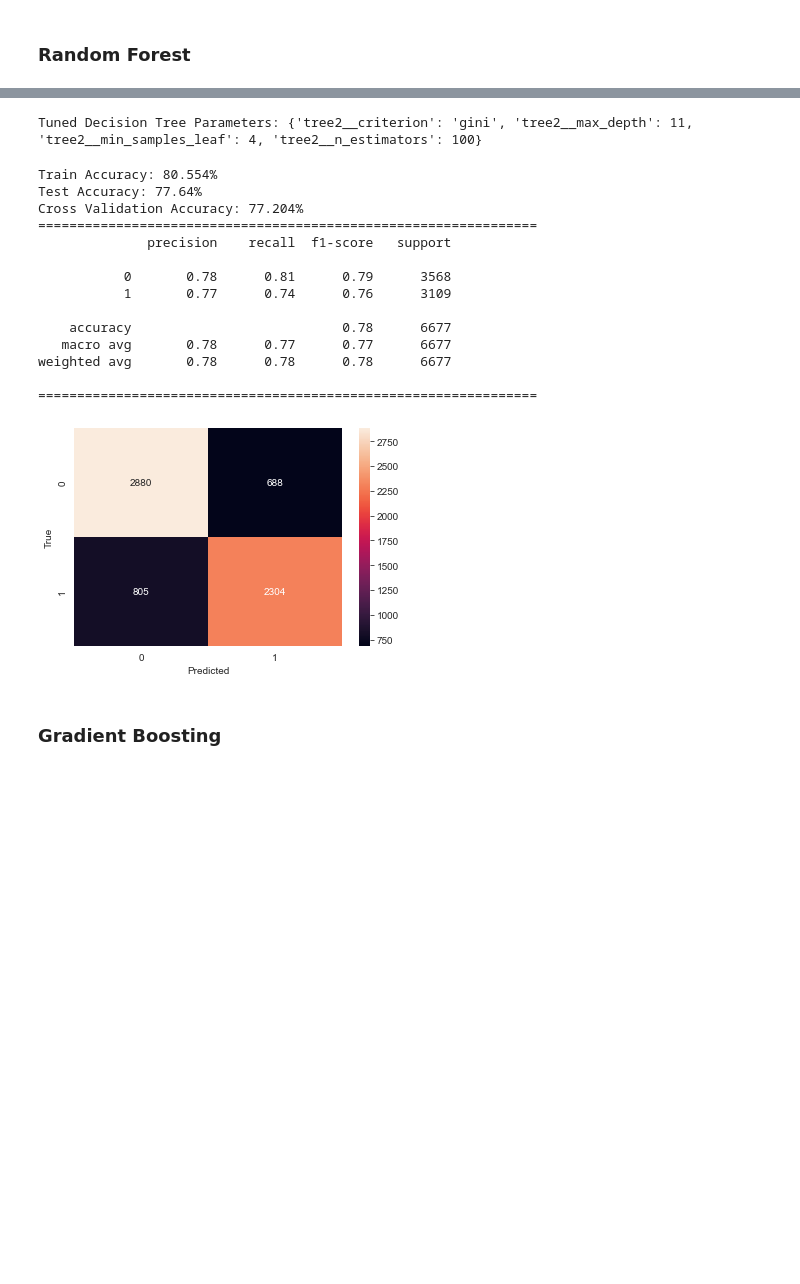
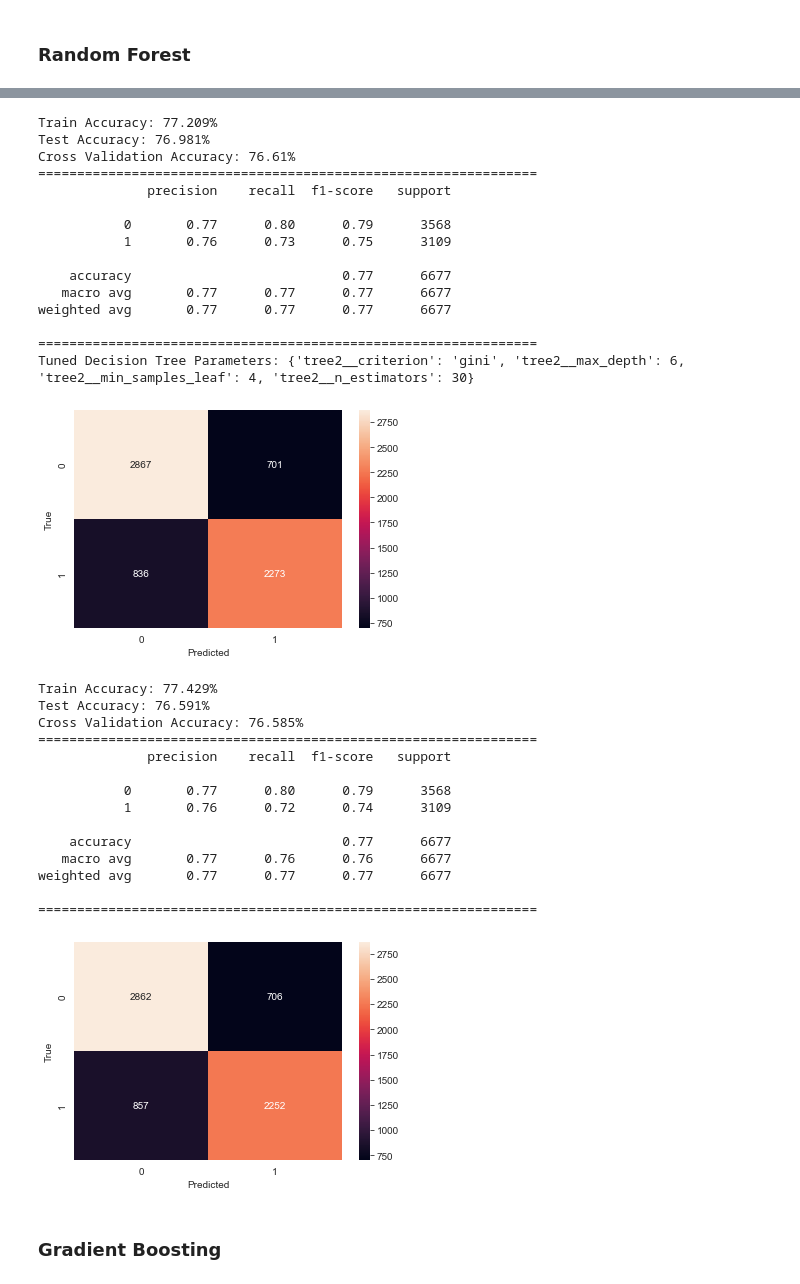
Before and after one commit to waihiga9/H1N1_and_Seasonal_Flu_Vaccines, a Jupyter notebook: SeasonalFlu_Vaccine_Prediction.ipynb, the cells around one changed output, grey strips where cells are left out. Cells and saved outputs as stored; diff of their text form; code cells hidden in the pictures; blank space fills up the shorter version.

```diff
--- a/SeasonalFlu_Vaccine_Prediction.ipynb
+++ b/SeasonalFlu_Vaccine_Prediction.ipynb
@@ -704,52 +702,68 @@ weighted avg       0.75      0.75      0.75      6677
 # %%
 pipeline_rf = Pipeline([('scaler' , StandardScaler()),
-                        ('tree2', RandomForestClassifier(random_state=123))])
+                        ('tree2', RandomForestClassifier())])
 
-param_dist2 = {"tree2__max_depth": [int(x) for x in np.linspace(1, 19, num = 10)],
+param_dist2 = {"tree2__max_depth": [2,3,4,5,6],
               "tree2__min_samples_leaf": [1,2,4,6],
-              'tree2__n_estimators' : [10, 30, 100],
-              'tree2__criterion': ['gini', 'entropy'],
+              'tree2__n_estimators' : [10,30,50],
+              'tree2__criterion': ['gini', 'entropy']
                }
-
-rf_cv = GridSearchCV(estimator=pipeline_rf, param_grid = param_dist2,
-                     cv = 10, scoring='accuracy')
+cv = 5
+rf_cv = GridSearchCV(estimator=pipeline_rf,
+                     param_grid = param_dist2,
+                     cv = cv,
+                     scoring='accuracy')
 
 # Fit it to the data
-rf_cv.fit(X_train, y_train)
-
+fit_evaluate_model(rf_cv, X_train,y_train,X_test,y_test)
 # Print the tuned parameters and score
 print("Tuned Decision Tree Parameters: {}".format(rf_cv.best_params_))
 # %% [output]
-Tuned Decision Tree Parameters: {'tree2__criterion': 'gini', 'tree2__max_depth': 11, 'tree2__min_samples_leaf': 4, 'tree2__n_estimators': 100}
+Train Accuracy: 77.209%
+Test Accuracy: 76.981%
+Cross Validation Accuracy: 76.61%
+================================================================
+              precision    recall  f1-score   support
+
+           0       0.77      0.80      0.79      3568
+           1       0.76      0.73      0.75      3109
+
+    accuracy                           0.77      6677
+   macro avg       0.77      0.77      0.77      6677
+weighted avg       0.77      0.77      0.77      6677
+
+================================================================
+Tuned Decision Tree Parameters: {'tree2__criterion': 'gini', 'tree2__max_depth': 6, 'tree2__min_samples_leaf': 4, 'tree2__n_estimators': 30}
+[figure, added]
 # %%
 # Using the tuned decision tree parameters
 # setting the best parameters for our random tree classifier
 
 grid2 = [{'tree2__criterion': ['gini'],
-         'tree2__max_depth': [11],
+         'tree2__max_depth': [6],
          'tree2__min_samples_leaf': [4],
-         'tree2__n_estimators': [100]}]
-
+         'tree2__n_estimators': [30]}]
+cv=5
 rf2 = GridSearchCV(estimator=pipeline_rf,
                    param_grid=grid2,
-                   cv = 10,
+                   cv = cv,
                    scoring='accuracy')
 
 
 fit_evaluate_model(rf2, X_train,y_train,X_test,y_test)
 # %% [output]
-Train Accuracy: 80.554%
-Test Accuracy: 77.64%
-Cross Validation Accuracy: 77.204%
+Train Accuracy: 77.429%
+Test Accuracy: 76.591%
+Cross Validation Accuracy: 76.585%
 ================================================================
               precision    recall  f1-score   support
 
-           0       0.78      0.81      0.79      3568
-           1       0.77      0.74      0.76      3109
+           0       0.77      0.80      0.79      3568
+           1       0.76      0.72      0.74      3109
 
-    accuracy                           0.78      6677
-   macro avg       0.78      0.77      0.77      6677
-weighted avg       0.78      0.78      0.78      6677
+    accuracy                           0.77      6677
+   macro avg       0.77      0.76      0.76      6677
+weighted avg       0.77      0.77      0.77      6677
 
 ================================================================
 [figure]
```
Also changed, not shown: parts of 18 cells of this notebook.
